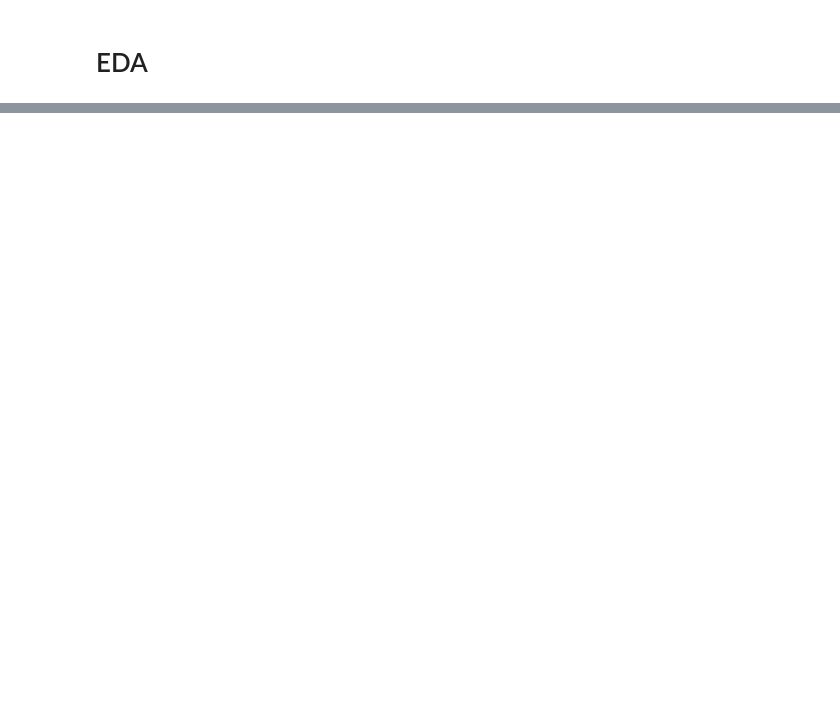
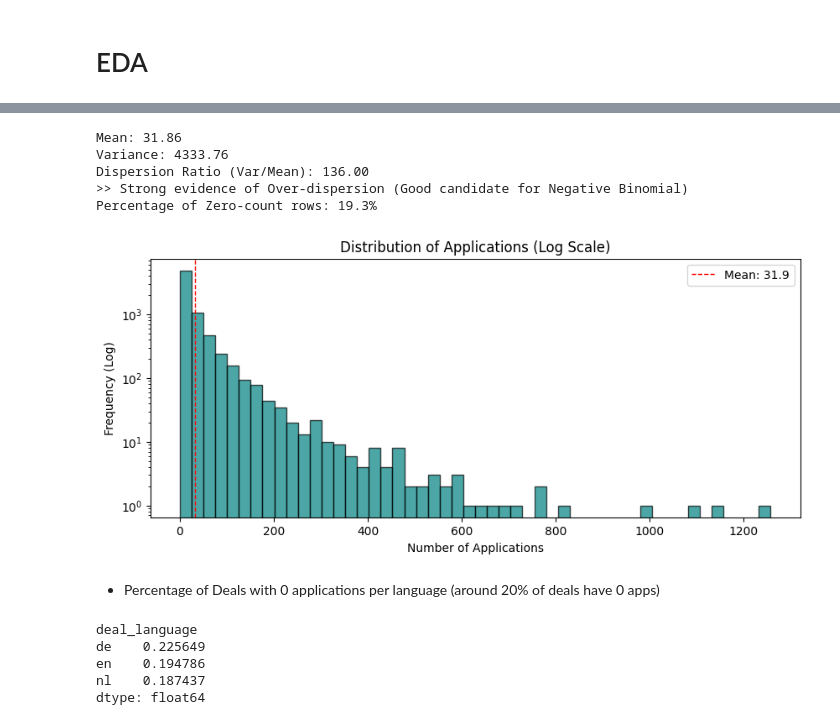
Before and after one commit to wouterbarter/AI_thesis_public, a Jupyter notebook: notebooks/deals_analysis.ipynb, the cells around one changed output, grey strips where cells are left out. Drawn from its saved outputs; the diff is of its cells as text; code cells hidden in the pictures; blank space fills up the shorter version.

```diff
--- a/notebooks/deals_analysis.ipynb
+++ b/notebooks/deals_analysis.ipynb
@@ -1011,0 +257,53 @@ df_draft.head()
+# %%
+import numpy as np
+import matplotlib.pyplot as plt
+
+target = df['applicants_applications_count']
+
+# 1. Calculate Statistics
+mean_val = target.mean()
+var_val = target.var()
+ratio = var_val / mean_val
+
+print(f"Mean: {mean_val:.2f}")
+print(f"Variance: {var_val:.2f}")
+print(f"Dispersion Ratio (Var/Mean): {ratio:.2f}")
+
+if ratio > 1.5:
+    print(">> Strong evidence of Over-dispersion (Good candidate for Negative Binomial)")
+elif ratio < 1.1:
+    print(">> Dispersion is close to 1 (Poisson might suffice)")
+else:
+    print(">> Slight over-dispersion")
+
+# 2. Check Zeros
+zero_count = (target == 0).sum()
+zero_percent = zero_count / len(target) * 100
+print(f"Percentage of Zero-count rows: {zero_percent:.1f}%")
+
+# 3. Visual Check (Log scale helps see the tail)
+plt.figure(figsize=(10, 4))
+plt.hist(target, bins=50, alpha=0.7, color='teal', edgecolor='black', log=True)
+plt.axvline(mean_val, color='red', linestyle='dashed', linewidth=1, label=f'Mean: {mean_val:.1f}')
+plt.title('Distribution of Applications (Log Scale)')
+plt.xlabel('Number of Applications')
+plt.ylabel('Frequency (Log)')
+plt.legend()
+plt.show()
+# %% [output]
+Mean: 31.86
+Variance: 4333.76
+Dispersion Ratio (Var/Mean): 136.00
+>> Strong evidence of Over-dispersion (Good candidate for Negative Binomial)
+Percentage of Zero-count rows: 19.3%
+[figure, added]
+# %% [markdown]
+- Percentage of Deals with 0 applications per language (around 20% of deals have 0 apps)
+# %%
+df.groupby('deal_language').apply(lambda x: np.mean(x['applicants_applications_count'] == 0))
+# %% [output]
+deal_language
+de    0.225649
+en    0.194786
+nl    0.187437
+dtype: float64
```
Also changed, not shown: parts of 137 cells of this notebook, 11 other files.
